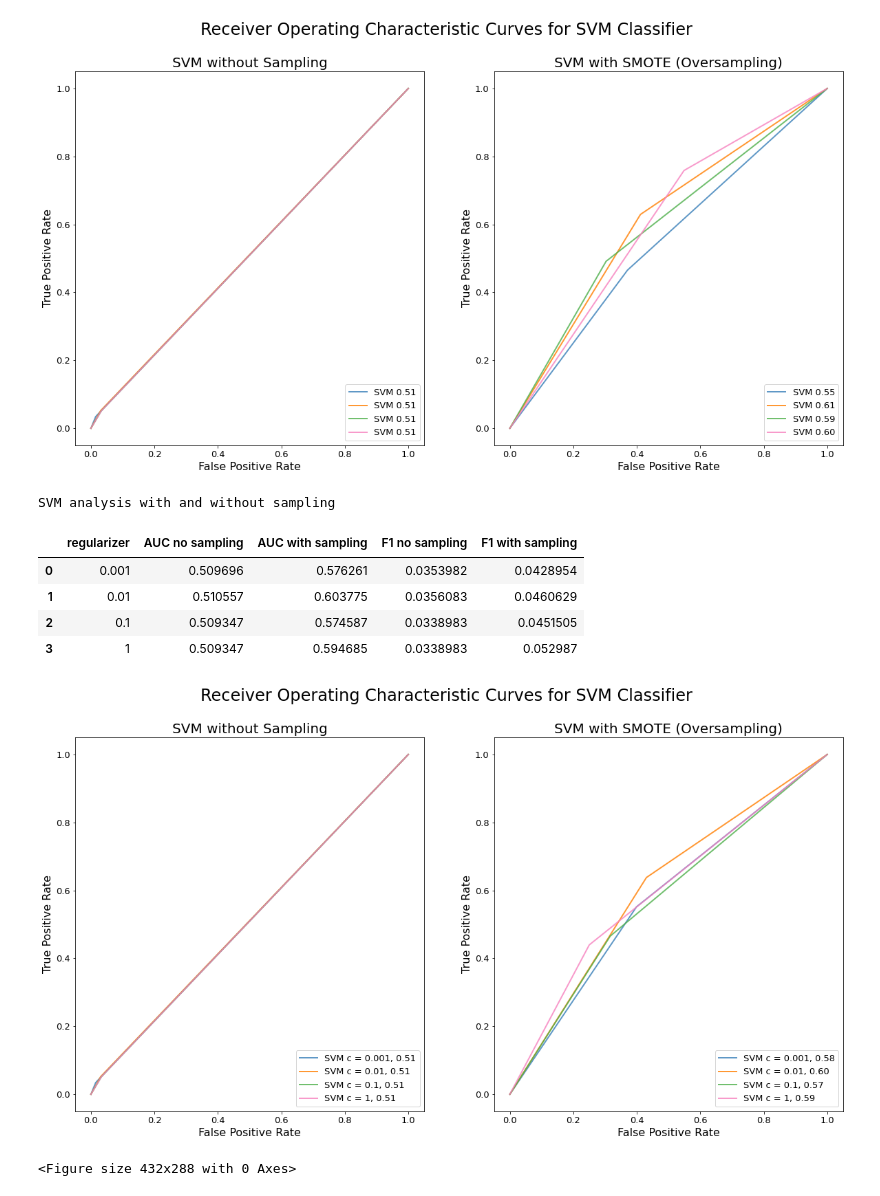
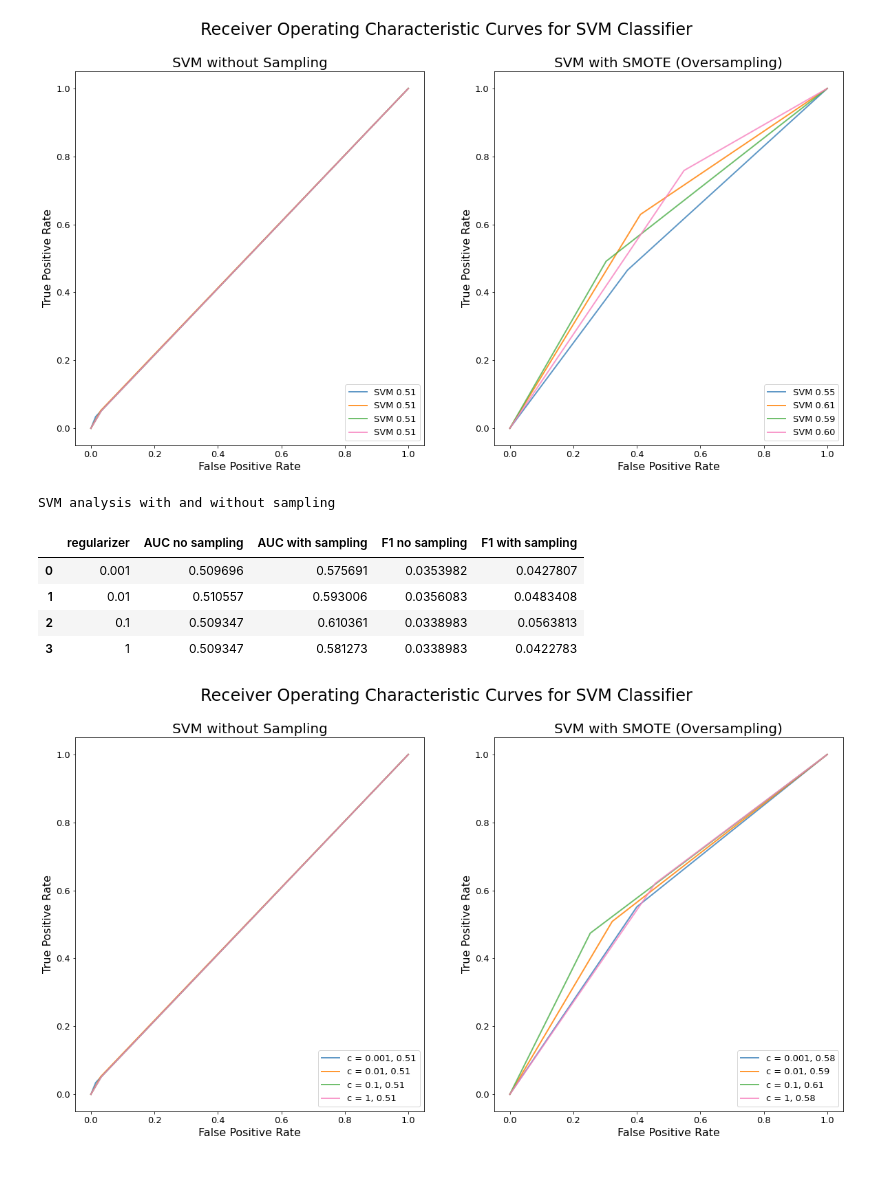
Before and after one commit to epfl-ada/ada-2020-project-milestone-p3-p3_gyc, a Jupyter notebook: data_correction.ipynb, the cells around one changed output. Drawn from its saved outputs; the diff is of its cells as text; code cells hidden in the pictures.

```diff
--- a/data_correction.ipynb
+++ b/data_correction.ipynb
@@ -135,7 +135,7 @@ sampling_names=['No sampling', 'oversampling', 'undersampling']
 sampling_methods=[None, SMOTE, NearMiss]
 
 # Create a multiplot
-fig, (ax1, ax2) = plt.subplots(1, 2,figsize=(24,10))
+fig, (ax1, ax2) = plt.subplots(1, 2,figsize=(24,12))
 
 print('LR no sampling')
 # Plot the 3 methods without sampling methods
@@ -234,15 +234,15 @@ ax2.set_xlabel('False Positive Rate', fontsize = 16) # X label
 # Set titles
 ax1.set_title('Without Boosting', fontsize = 20)
 ax2.set_title('With Boosting', fontsize = 20)
-ax1.tick_params(labelsize=12)
-ax2.tick_params(labelsize=12)
+ax1.tick_params(labelsize=13)
+ax2.tick_params(labelsize=13)
 
 #ax1.set_xticklabels
 # Show the legend (loc 4 is bottom-right)
 ax1.legend(loc=4, fontsize = 12)
 ax2.legend(loc=4, fontsize = 12)
+plt.savefig('LR_replication.png', dpi=1200)
 plt.show()
-plt.savefig('LR_replication_2.png', dpi=1200)
 # %% [output]
 LR no sampling
 LR oversampling
@@ -981,8 +850,11 @@ def linear_SVC_train(features, labels, c, sampling = None):
     return fpr, tpr, f1, auc
 # %%
 linear_SVC_model_score = pd.DataFrame()
+
+features = df.copy()
+y_labels = data["warstds"]
+
 c = [0.001, 0.01, 0.1, 1]
-
 l = len(c)
 regularizer = np.empty(l, dtype=object)
 
@@ -1029,49 +901,48 @@ linear_SVC_model_score[['regularizer','AUC no sampling','AUC with sampling','F1
 # %% [output]
 SVM analysis with and without sampling
 |  | regularizer | AUC no sampling | AUC with sampling | F1 no sampling | F1 with sampling |
-| 0 | 0.001 | 0.509696 | 0.576261 | 0.0353982 | 0.0428954 |
-| 1 | 0.01 | 0.510557 | 0.603775 | 0.0356083 | 0.0460629 |
-| 2 | 0.1 | 0.509347 | 0.574587 | 0.0338983 | 0.0451505 |
-| 3 | 1 | 0.509347 | 0.594685 | 0.0338983 | 0.052987 |
+| 0 | 0.001 | 0.509696 | 0.575691 | 0.0353982 | 0.0427807 |
+| 1 | 0.01 | 0.510557 | 0.593006 | 0.0356083 | 0.0483408 |
+| 2 | 0.1 | 0.509347 | 0.610361 | 0.0338983 | 0.0563813 |
+| 3 | 1 | 0.509347 | 0.581273 | 0.0338983 | 0.0422783 |
 # %%
 method = ['Logistic regression', 'Random Forest', 'Gradient Boosting', 'KNN', 'SVM']
 sampling_methods=[None, SMOTE, NearMiss]
 sampling_names=['No sampling', 'SMOTE (oversampling)', 'NearMiss (undersampling)']
 # Colorblind color palette
 color = ['#377eb8', '#ff7f00', '#4daf4a', '#f781bf', '#a65628', '#984ea3', '#999999', '#e41a1c', '#dede00']
 
 fig, (ax1, ax2) = plt.subplots(1, 2,figsize=(20,10))
 
-ax1.plot(FPR[0], TPR[0], color=color[0], label=method[4] + ' c = ' + str(regularizer[0]) +', %.2f'%AUC[0], lw=2, alpha=.8)
-ax1.plot(FPR[1], TPR[1], color=color[1], label=method[4] + ' c = ' + str(regularizer[1]) +', %.2f'%AUC[1], lw=2, alpha=.8)
-ax1.plot(FPR[2], TPR[2], color=color[2], label=method[4] + ' c = ' + str(regularizer[2]) +', %.2f'%AUC[2], lw=2, alpha=.8)
-ax1.plot(FPR[3], TPR[3], color=color[3], label=method[4] + ' c = ' + str(regularizer[3]) +', %.2f'%AUC[3], lw=2, alpha=.8)
+ax1.plot(FPR[0], TPR[0], color=color[0], label= 'c = ' + str(regularizer[0]) +', %.2f'%AUC[0], lw=2, alpha=.8)
+ax1.plot(FPR[1], TPR[1], color=color[1], label='c = ' + str(regularizer[1]) +', %.2f'%AUC[1], lw=2, alpha=.8)
+ax1.plot(FPR[2], TPR[2], color=color[2], label='c = ' + str(regularizer[2]) +', %.2f'%AUC[2], lw=2, alpha=.8)
+ax1.plot(FPR[3], TPR[3], color=color[3], label='c = ' + str(regularizer[3]) +', %.2f'%AUC[3], lw=2, alpha=.8)
 
-ax2.plot(FPR_smote[0], TPR_smote[0], color=color[0], label=method[4] + ' c = ' + str(regularizer[0]) +', %.2f'%AUC_smote[0], lw=2, alpha=.8)
-ax2.plot(FPR_smote[1], TPR_smote[1], color=color[1], label=method[4] + ' c = ' + str(regularizer[1]) +', %.2f'%AUC_smote[1], lw=2, alpha=.8)
-ax2.plot(FPR_smote[2], TPR_smote[2], color=color[2], label=method[4] + ' c = ' + str(regularizer[2]) +', %.2f'%AUC_smote[2], lw=2, alpha=.8)
-ax2.plot(FPR_smote[3], TPR_smote[3], color=color[3], label=method[4] + ' c = ' + str(regularizer[3]) + ', %.2f'%AUC_smote[3], lw=2, alpha=.8)
+ax2.plot(FPR_smote[0], TPR_smote[0], color=color[0], label='c = ' + str(regularizer[0]) +', %.2f'%AUC_smote[0], lw=2, alpha=.8)
+ax2.plot(FPR_smote[1], TPR_smote[1], color=color[1], label='c = ' + str(regularizer[1]) +', %.2f'%AUC_smote[1], lw=2, alpha=.8)
+ax2.plot(FPR_smote[2], TPR_smote[2], color=color[2], label='c = ' + str(regularizer[2]) +', %.2f'%AUC_smote[2], lw=2, alpha=.8)
+ax2.plot(FPR_smote[3], TPR_smote[3], color=color[3], label='c = ' + str(regularizer[3]) + ', %.2f'%AUC_smote[3], lw=2, alpha=.8)
 
 fig.suptitle('Receiver Operating Characteristic Curves for SVM Classifier', fontsize=24)
 
 ax1.set_ylabel('True Positive Rate', fontsize = 16) # Y label
 ax1.set_xlabel('False Positive Rate', fontsize = 16) # X label
 ax2.set_ylabel('True Positive Rate', fontsize = 16) # Y label
 ax2.set_xlabel('False Positive Rate', fontsize = 16) # X label
 
 # Set titles
 ax1.set_title('SVM without Sampling', fontsize = 20)
 ax2.set_title('SVM with SMOTE (Oversampling)', fontsize = 20)
 
 ax1.tick_params(labelsize=13)
 ax2.tick_params(labelsize=13)
 # plt.xlim([0.0, 1.0])
 # plt.ylim([0.0, 1.05])
 # Show the legend (loc 4 is bottom-right)
 ax1.legend(loc=4, fontsize = 13)
 ax2.legend(loc=4, fontsize = 13)
+plt.savefig('linear_SVM.png', dpi=1200)
 plt.show()
-plt.savefig('linear_SVC.png', dpi=1200)
 # %% [output]
-[figure, old version]
+[figure, new version]
-<Figure size 432x288 with 0 Axes>
```
Also changed, not shown: parts of 13 cells of this notebook, 12 other files.
